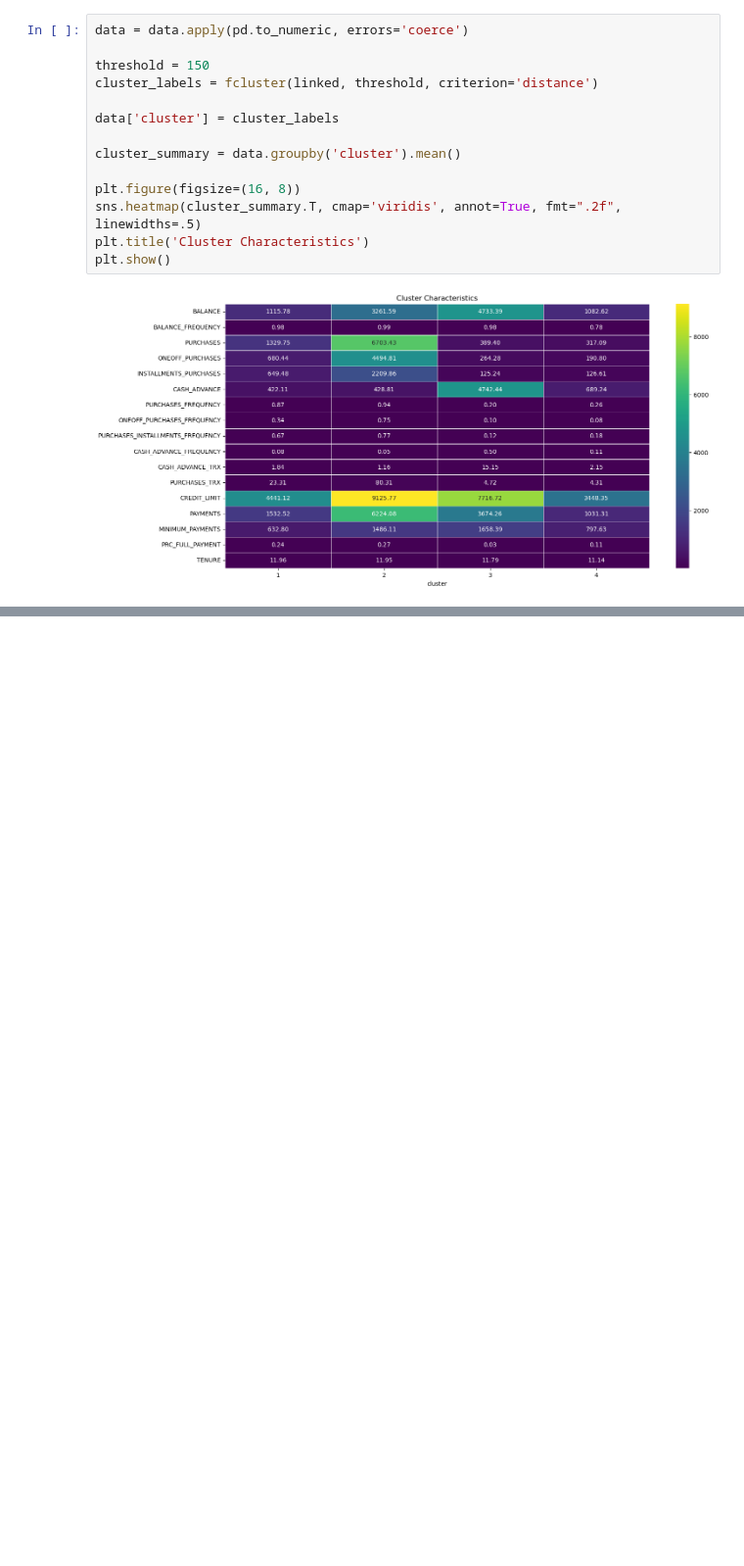
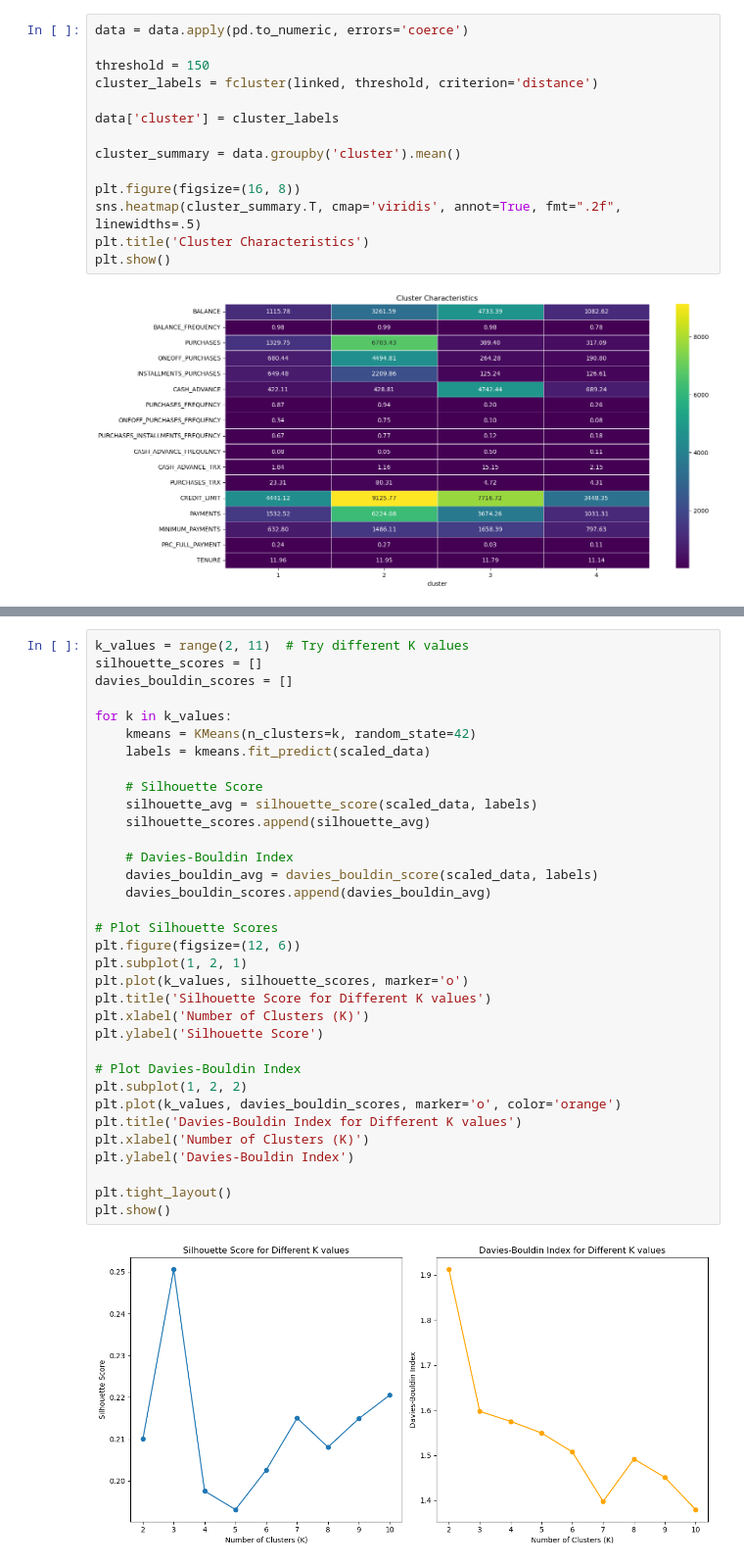
Before and after one commit to Th3Herm1t/GoMyCode, a Jupyter notebook: Checkpoint 9.1.ipynb, the cells around one changed output, grey strips where cells are left out. Shown at 98% size. Saved outputs shown, nothing was run; the diff lists cells and outputs as text; blank space fills up the shorter version.

```diff
--- a/Checkpoint 9.1.ipynb
+++ b/Checkpoint 9.1.ipynb
@@ -81,0 +154,36 @@ plt.show()
+# %%
+k_values = range(2, 11)  # Try different K values
+silhouette_scores = []
+davies_bouldin_scores = []
+
+for k in k_values:
+    kmeans = KMeans(n_clusters=k, random_state=42)
+    labels = kmeans.fit_predict(scaled_data)
+
+    # Silhouette Score
+    silhouette_avg = silhouette_score(scaled_data, labels)
+    silhouette_scores.append(silhouette_avg)
+
+    # Davies-Bouldin Index
+    davies_bouldin_avg = davies_bouldin_score(scaled_data, labels)
+    davies_bouldin_scores.append(davies_bouldin_avg)
+
+# Plot Silhouette Scores
+plt.figure(figsize=(12, 6))
+plt.subplot(1, 2, 1)
+plt.plot(k_values, silhouette_scores, marker='o')
+plt.title('Silhouette Score for Different K values')
+plt.xlabel('Number of Clusters (K)')
+plt.ylabel('Silhouette Score')
+
+# Plot Davies-Bouldin Index
+plt.subplot(1, 2, 2)
+plt.plot(k_values, davies_bouldin_scores, marker='o', color='orange')
+plt.title('Davies-Bouldin Index for Different K values')
+plt.xlabel('Number of Clusters (K)')
+plt.ylabel('Davies-Bouldin Index')
+
+plt.tight_layout()
+plt.show()
+# %% [output]
+[figure, added]
```
Also changed, not shown: parts of 14 cells of this notebook.
